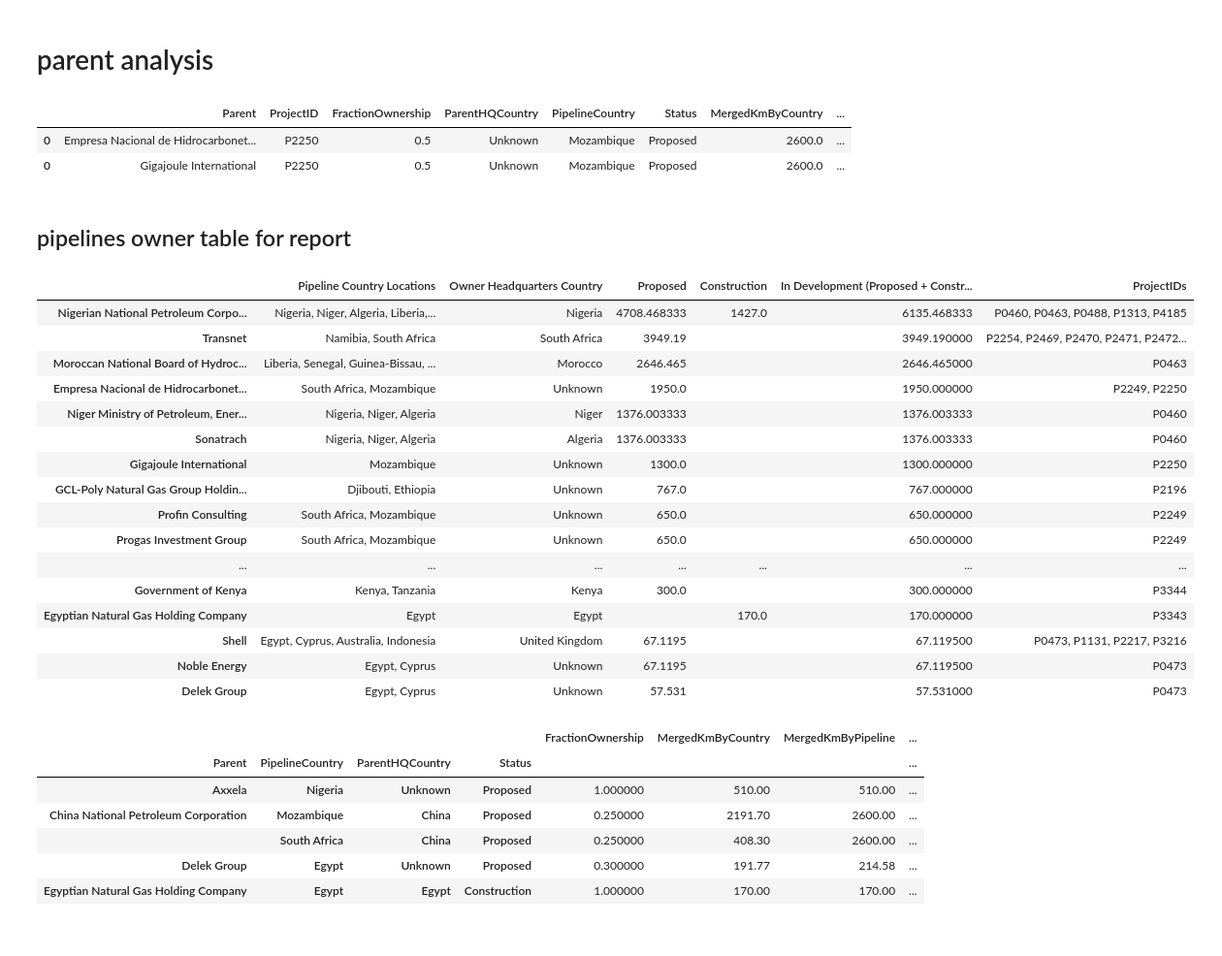
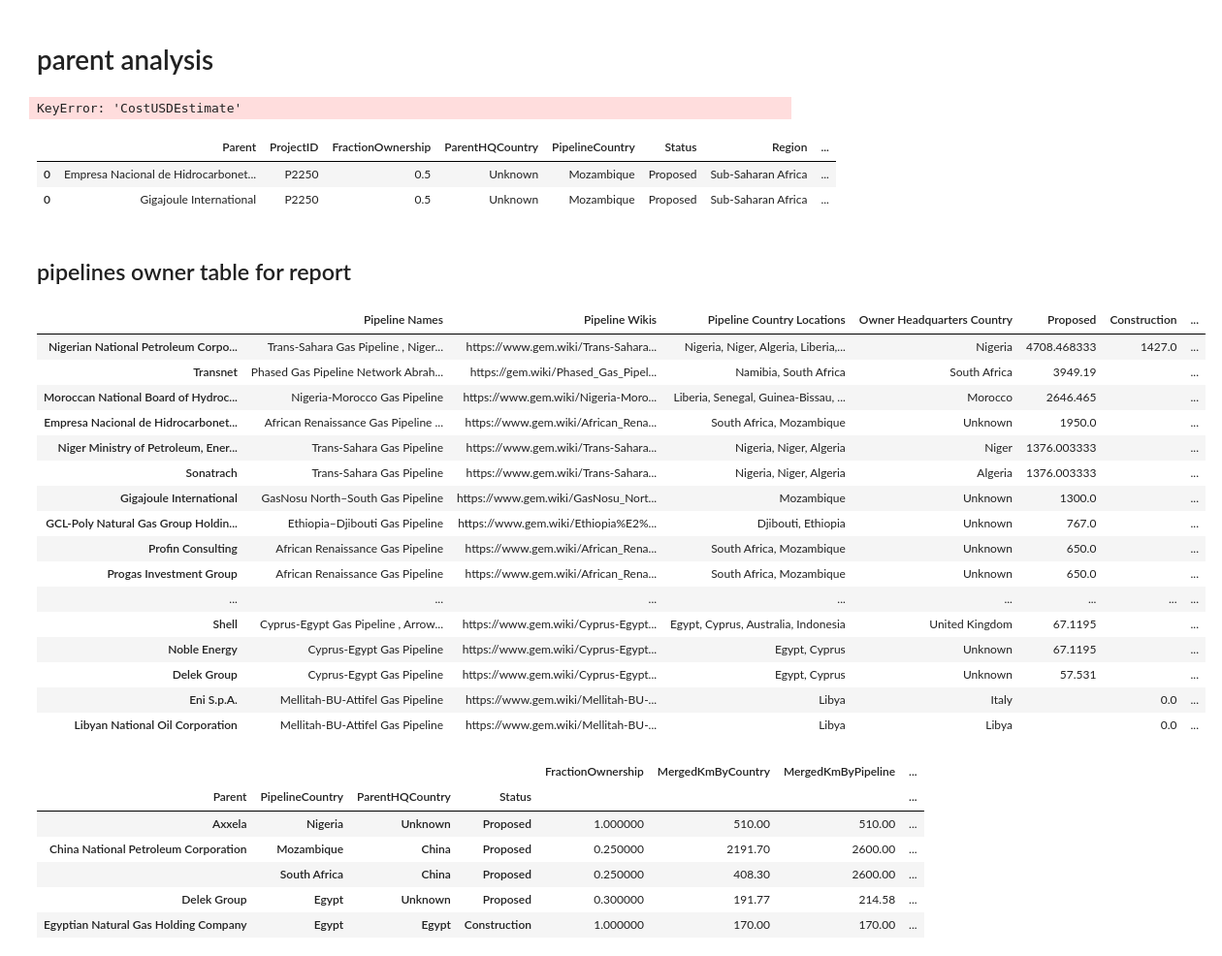
Before and after one commit to GlobalEnergyMonitor/GOIT-GGIT-research, a Jupyter notebook: africa-gas-briefing-2022/notebooks/gas-pipeline-cost-estimates-for-Africa-Gas-briefing.ipynb, the cells around one changed output. Shown at 97% size. Cells and saved outputs as stored; diff of their text form; code cells hidden in the pictures.

```diff
--- a/africa-gas-briefing-2022/notebooks/gas-pipeline-cost-estimates-for-Africa-Gas-briefing.ipynb
+++ b/africa-gas-briefing-2022/notebooks/gas-pipeline-cost-estimates-for-Africa-Gas-briefing.ipynb
@@ -787,13 +787,17 @@ mp.savefig('saved-figures/africa-pipeline-km-capex-fig7-Fr.svg',
 [figure]
 # %% [markdown]
 # parent analysis
+# %%
+country_ratios_gas_df['CostUSDEstimatePerCountry'] = country_ratios_gas_df['CostUSDEstimate']*country_ratios_gas_df['LengthPerCountryFraction']
+estimated_costs_by_projectid_df = country_ratios_gas_df.groupby('ProjectID')[['CostUSDEstimatePerCountry']].sum()
 # %%
 owner_parent_calculations_df = pandas.DataFrame()
 # needs country, km in each country columns as well
 
 for idx,row in country_ratios_df.loc[(country_ratios_df.Fuel=='Gas')&(country_ratios_df.Status.isin(['Proposed','Construction']))].iterrows():
     parent_string = pipes_df_orig.loc[pipes_df_orig.ProjectID==row.ProjectID].Parent.values[0]
-    #print(parent_string)
+    wiki = pipes_df_orig.loc[pipes_df_orig.ProjectID==row.ProjectID, 'Wiki'].values[0]
+    #print(wiki)
     parent_list = re.sub(' \[.*?\]', '', parent_string).split('; ') # all entries must have a Owner [%] syntax
     percent_list = [float(i.rstrip('%'))/100. for i in re.findall('\\d+(?:\\.\\d+)?%', parent_string)]
 
@@ -812,30 +816,38 @@ for idx,row in country_ratios_df.loc[(country_ratios_df.Fuel=='Gas')&(country_ra
         if parent not in parents_df.index.to_list():
             parents_df.loc[parent,'ParentHQCountry']='Unknown'
         owner_parent_calculations_df = pandas.concat([owner_parent_calculations_df,
-                                                      pandas.DataFrame([{'Parent':parent, 'ProjectID':row.ProjectID,
+                                                      pandas.DataFrame([{'Parent':parent,
+                                                                         'ProjectID':row.ProjectID,
                                                                          'FractionOwnership':percent_list[p_idx],
                                                                          'ParentHQCountry':parents_df.loc[parents_df.index==parent]['ParentHQCountry'].values[0],
                                                                          'PipelineCountry':row.Country,
                                                                          'Status':row.Status,
+                                                                         'Region':row.Region,
+                                                                         'ProjectWiki':wiki,
+                                                                         'ProjectName':row.PipelineName+' '+row.SegmentName,
                                                                          'MergedKmByCountry':row.MergedKmByCountry,
                                                                          'MergedKmByPipeline':row.MergedKmByPipeline,
+                                                                         'CostUSDByPipeline':estimated_costs_by_projectid_df.loc[row.ProjectID]['CostUSDEstimatePerCountry'],
+                                                                         'CostUSDByOwner':estimated_costs_by_projectid_df.loc[row.ProjectID]['CostUSDEstimatePerCountry']*percent_list[p_idx],
                                                                          'CapacityBOEd':row.CapacityBOEd}])])
 
 owner_parent_calculations_df['KmOwnershipByCountry'] = owner_parent_calculations_df.FractionOwnership*owner_parent_calculations_df.MergedKmByCountry
+# %% [output]
+KeyError: 'CostUSDEstimate'
 # %%
 owner_parent_calculations_df.loc[owner_parent_calculations_df.ProjectID=='P2250']
 # %% [output]
-|  | Parent | ProjectID | FractionOwnership | ParentHQCountry | PipelineCountry | Status | MergedKmByCountry | ... |
-| 0 | Empresa Nacional de Hidrocarbonet... | P2250 | 0.5 | Unknown | Mozambique | Proposed | 2600.0 | ... |
-| 0 | Gigajoule International | P2250 | 0.5 | Unknown | Mozambique | Proposed | 2600.0 | ... |
+|  | Parent | ProjectID | FractionOwnership | ParentHQCountry | PipelineCountry | Status | Region | ... |
+| 0 | Empresa Nacional de Hidrocarbonet... | P2250 | 0.5 | Unknown | Mozambique | Proposed | Sub-Saharan Africa | ... |
+| 0 | Gigajoule International | P2250 | 0.5 | Unknown | Mozambique | Proposed | Sub-Saharan Africa | ... |
 # %%
 parent_country_km_df = \
 owner_parent_calculations_df.loc[(owner_parent_calculations_df.PipelineCountry.isin(region_df_touse.Country.tolist()))&
                                  (owner_parent_calculations_df.Status.isin(['Proposed','Construction']))]
 # %%
 parent_country_km_df_table = pandas.DataFrame(index=parent_country_km_df.Parent.unique().tolist(),
-                                             columns=['Pipeline Country Locations','Owner Headquarters Country',
-                                                      'Proposed','Construction','In Development (Proposed + Construction)','ProjectIDs'])
+                                             columns=['Pipeline Names', 'Pipeline Wikis', 'Pipeline Country Locations','Owner Headquarters Country',
+                                                      'Proposed','Construction','In Development (Proposed + Construction)','ProjectIDs', 'Total Capex'])
 # %%
 parent_country_km_df_table['Proposed'] = parent_country_km_df.loc[parent_country_km_df.Status=='Proposed'].groupby('Parent').sum('KmOwnershipByCountry')[['KmOwnershipByCountry']]
 parent_country_km_df_table['Construction'] = parent_country_km_df.loc[parent_country_km_df.Status=='Construction'].groupby('Parent').sum('KmOwnershipByCountry')[['KmOwnershipByCountry']]
@@ -845,30 +855,35 @@ parent_country_km_df_table['Construction'] = parent_country_km_df.loc[parent_cou
 ## pipelines owner table for report
 # %%
 pandas.options.display.max_colwidth = 500
-#pandas.DataFrame(owner_parent_calculations_df.groupby('Parent')['PipelineCountry'].transform(lambda x: ', '.join(x.unique()))).set_index(owner_parent_calculations_df.Parent)
-#owner_parent_calculations_df.groupby(['Parent']).agg({'PipelineCountry': [pandas.Series.unique,', '.join]})
+
 country_agg_df = pandas.DataFrame(owner_parent_calculations_df.groupby(['Parent']).PipelineCountry.agg(lambda x: ', '.join(x.unique())))
 projectid_agg_df = pandas.DataFrame(owner_parent_calculations_df.groupby(['Parent']).ProjectID.agg(lambda x: ', '.join(x.unique())))
+names_agg_df = pandas.DataFrame(owner_parent_calculations_df.groupby(['Parent']).ProjectName.agg(lambda x: ', '.join(x.unique())))
+wikis_agg_df = pandas.DataFrame(owner_parent_calculations_df.groupby(['Parent']).ProjectWiki.agg(lambda x: ', '.join(x.unique())))
+
 parent_country_km_df_table['Pipeline Country Locations'] = country_agg_df.PipelineCountry
 parent_country_km_df_table['ProjectIDs'] = projectid_agg_df.ProjectID
+parent_country_km_df_table['Total Capex'] = owner_parent_calculations_df.groupby('Parent')['CostUSDByOwner'].sum()/1e9
+parent_country_km_df_table['Pipeline Names'] = names_agg_df.ProjectName
+parent_country_km_df_table['Pipeline Wikis'] = wikis_agg_df.ProjectWiki
 parent_country_km_df_table['Owner Headquarters Country'] = parent_country_km_df.drop_duplicates('Parent').set_index('Parent').ParentHQCountry
 parent_country_km_df_table['In Development (Proposed + Construction)'] = parent_country_km_df_table[['Proposed','Construction']].sum(axis=1, min_count=0)
-parent_country_km_df_table.loc[~parent_country_km_df_table.index.isin(['Not in database','Unknown'])].replace(numpy.nan, '').sort_values('In Development (Proposed + Construction)', ascending=False)[:20]
+parent_country_km_df_table.loc[~parent_country_km_df_table.index.isin(['Not in database','Unknown'])].replace(numpy.nan, '').sort_values('In Development (Proposed + Construction)', ascending=False)
 # %% [output]
-|  | Pipeline Country Locations | Owner Headquarters Country | Proposed | Construction | In Development (Proposed + Constr... | ProjectIDs |
-| Nigerian National Petroleum Corpo... | Nigeria, Niger, Algeria, Liberia,... | Nigeria | 4708.468333 | 1427.0 | 6135.468333 | P0460, P0463, P0488, P1313, P4185 |
-| Transnet | Namibia, South Africa | South Africa | 3949.19 |  | 3949.190000 | P2254, P2469, P2470, P2471, P2472... |
-| Moroccan National Board of Hydroc... | Liberia, Senegal, Guinea-Bissau, ... | Morocco | 2646.465 |  | 2646.465000 | P0463 |
-| Empresa Nacional de Hidrocarbonet... | South Africa, Mozambique | Unknown | 1950.0 |  | 1950.000000 | P2249, P2250 |
-| Niger Ministry of Petroleum, Ener... | Nigeria, Niger, Algeria | Niger | 1376.003333 |  | 1376.003333 | P0460 |
-| Sonatrach | Nigeria, Niger, Algeria | Algeria | 1376.003333 |  | 1376.003333 | P0460 |
-| Gigajoule International | Mozambique | Unknown | 1300.0 |  | 1300.000000 | P2250 |
-| GCL-Poly Natural Gas Group Holdin... | Djibouti, Ethiopia | Unknown | 767.0 |  | 767.000000 | P2196 |
-| Profin Consulting | South Africa, Mozambique | Unknown | 650.0 |  | 650.000000 | P2249 |
-| Progas Investment Group | South Africa, Mozambique | Unknown | 650.0 |  | 650.000000 | P2249 |
-| ... | ... | ... | ... | ... | ... | ... |
-| Government of Kenya | Kenya, Tanzania | Kenya | 300.0 |  | 300.000000 | P3344 |
-| Egyptian Natural Gas Holding Company | Egypt | Egypt |  | 170.0 | 170.000000 | P3343 |
-| Shell | Egypt, Cyprus, Australia, Indonesia | United Kingdom | 67.1195 |  | 67.119500 | P0473, P1131, P2217, P3216 |
-| Noble Energy | Egypt, Cyprus | Unknown | 67.1195 |  | 67.119500 | P0473 |
-| Delek Group | Egypt, Cyprus | Unknown | 57.531 |  | 57.531000 | P0473 |
+|  | Pipeline Names | Pipeline Wikis | Pipeline Country Locations | Owner Headquarters Country | Proposed | Construction | ... |
+| Nigerian National Petroleum Corpo... | Trans-Sahara Gas Pipeline , Niger... | https://www.gem.wiki/Trans-Sahara... | Nigeria, Niger, Algeria, Liberia,... | Nigeria | 4708.468333 | 1427.0 | ... |
+| Transnet | Phased Gas Pipeline Network Abrah... | https://gem.wiki/Phased_Gas_Pipel... | Namibia, South Africa | South Africa | 3949.19 |  | ... |
+| Moroccan National Board of Hydroc... | Nigeria-Morocco Gas Pipeline | https://www.gem.wiki/Nigeria-Moro... | Liberia, Senegal, Guinea-Bissau, ... | Morocco | 2646.465 |  | ... |
+| Empresa Nacional de Hidrocarbonet... | African Renaissance Gas Pipeline ... | https://www.gem.wiki/African_Rena... | South Africa, Mozambique | Unknown | 1950.0 |  | ... |
+| Niger Ministry of Petroleum, Ener... | Trans-Sahara Gas Pipeline | https://www.gem.wiki/Trans-Sahara... | Nigeria, Niger, Algeria | Niger | 1376.003333 |  | ... |
+| Sonatrach | Trans-Sahara Gas Pipeline | https://www.gem.wiki/Trans-Sahara... | Nigeria, Niger, Algeria | Algeria | 1376.003333 |  | ... |
+| Gigajoule International | GasNosu North–South Gas Pipeline | https://www.gem.wiki/GasNosu_Nort... | Mozambique | Unknown | 1300.0 |  | ... |
+| GCL-Poly Natural Gas Group Holdin... | Ethiopia–Djibouti Gas Pipeline | https://www.gem.wiki/Ethiopia%E2%... | Djibouti, Ethiopia | Unknown | 767.0 |  | ... |
+| Profin Consulting | African Renaissance Gas Pipeline | https://www.gem.wiki/African_Rena... | South Africa, Mozambique | Unknown | 650.0 |  | ... |
+| Progas Investment Group | African Renaissance Gas Pipeline | https://www.gem.wiki/African_Rena... | South Africa, Mozambique | Unknown | 650.0 |  | ... |
+| ... | ... | ... | ... | ... | ... | ... | ... |
+| Shell | Cyprus-Egypt Gas Pipeline , Arrow... | https://www.gem.wiki/Cyprus-Egypt... | Egypt, Cyprus, Australia, Indonesia | United Kingdom | 67.1195 |  | ... |
+| Noble Energy | Cyprus-Egypt Gas Pipeline | https://www.gem.wiki/Cyprus-Egypt... | Egypt, Cyprus | Unknown | 67.1195 |  | ... |
+| Delek Group | Cyprus-Egypt Gas Pipeline | https://www.gem.wiki/Cyprus-Egypt... | Egypt, Cyprus | Unknown | 57.531 |  | ... |
+| Eni S.p.A. | Mellitah-BU-Attifel Gas Pipeline | https://www.gem.wiki/Mellitah-BU-... | Libya | Italy |  | 0.0 | ... |
+| Libyan National Oil Corporation | Mellitah-BU-Attifel Gas Pipeline | https://www.gem.wiki/Mellitah-BU-... | Libya | Libya |  | 0.0 | ... |
```
Also changed, not shown: parts of 3 cells of this notebook, 18 other files.
